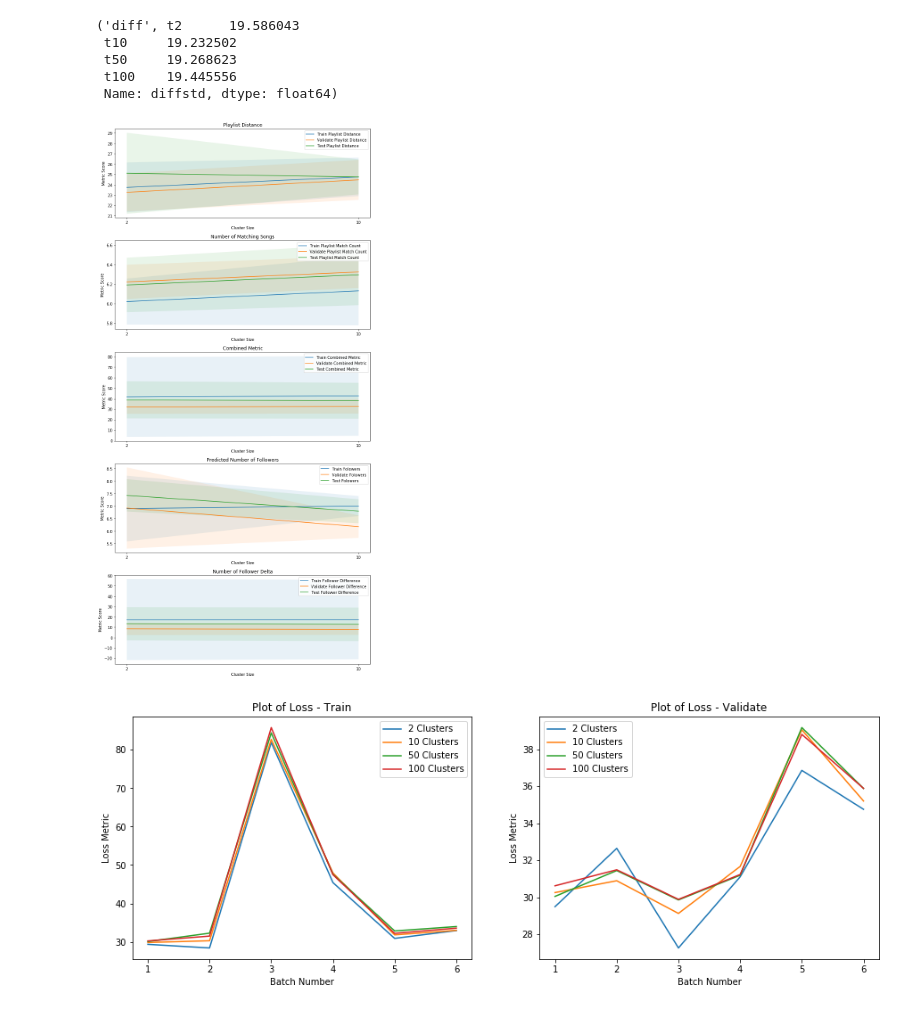
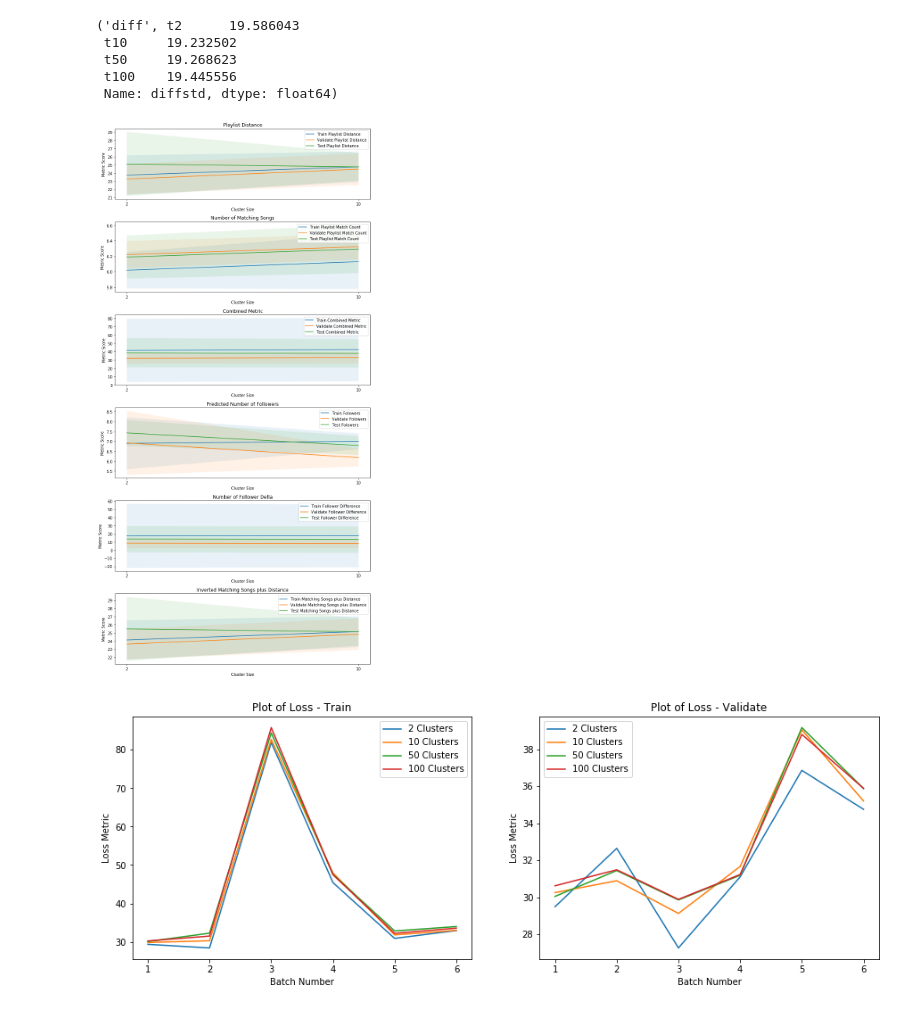
Before and after one commit to bkjoye/group71_spotify, a Jupyter notebook: notebooks/display_resultsv2.ipynb, the cells around one changed output. Cells and saved outputs as stored; diff of their text form; code cells hidden in the pictures.

Commit message:
Added metric2

```diff
--- a/notebooks/display_resultsv2.ipynb
+++ b/notebooks/display_resultsv2.ipynb
@@ -26,26 +25,30 @@ def readResults(n, shortname, name):
     m_names = ['metric', 'match', 'distance', 'numf', 'diff']
     prefix = DATA_DIR + "/results/" + shortname + str(n) + "/result_" + name
     suffix = "_" + str(n) + "_10.csv.gz"
-    r = {'metric':[], 'match' : [], 'distance' : [], 'numf' : [], 'diff' : [] }
+    r = {'metric':[], 'match' : [], 'distance' : [], 'numf' : [], 'diff' : [], 'metric2' : [] }
     for i in range(1, 7) :
         fullName = prefix + str(i) + suffix
         df = pd.read_csv(fullName, compression='gzip')#.drop(['Unnamed: 0'],axis=1)
         add(r, m_names, df)
+        r['metric2'].append(((1.0 / df['match']) + df['distance']).mean())
     tonp(r, m_names)
+    tonp(r, ['metric2'])
     return r
 
 def readResults2(n, shortname, name):
     m_names = ['metric', 'match', 'distance', 'numf', 'diff']
     prefix = DATA_DIR + "/results/" + shortname + str(n) + "/result_" + name
     suffix = "_" + str(n) + "_10.csv.gz"
-    r = {'metric':[], 'match' : [], 'distance' : [], 'numf' : [], 'diff' : [] }
+    r = {'metric':[], 'match' : [], 'distance' : [], 'numf' : [], 'diff' : [], 'metric2' : [] }
     df_full = pd.DataFrame()
     for i in range(1, 7) :
         fullName = prefix + str(i) + suffix
         df = pd.read_csv(fullName, compression='gzip')#.drop(['Unnamed: 0'],axis=1)
         df_full = df_full.append(df)
         add(r, m_names, df)
+        r['metric2'].append(((1.0 / df['match']) + df['distance']).mean())
     tonp(r, m_names)
+    tonp(r, ['metric2'])
     return df_full
 # %%
 t2 = readResults(2, "t", "train")
@@ -166,10 +169,13 @@ results_test
 # %%
 plot_alpha = .1
-fig, ax = plt.subplots(5,1, figsize=(10,20))
-labels_train = ['Train Playlist Distance', 'Train Playlist Match Count', 'Train Combined Metric', 'Train Folowers', 'Train Follower Difference']
-labels_validate = ['Validate Playlist Distance', 'Validate Playlist Match Count', 'Validate Combined Metric', 'Validate Folowers', 'Validate Follower Difference']
-plot_order = ['distance', 'match', 'metric', 'numf', 'diff']
-titles = ['Playlist Distance', 'Number of Matching Songs', 'Combined Metric', 'Predicted Number of Followers', 'Number of Follower Delta']
+fig, ax = plt.subplots(6,1, figsize=(10,20))
+labels_train = ['Train Playlist Distance', 'Train Playlist Match Count', 'Train Combined Metric', 'Train Folowers',
+                'Train Follower Difference', 'Train Matching Songs plus Distance']
+labels_validate = ['Validate Playlist Distance', 'Validate Playlist Match Count', 'Validate Combined Metric',
+                   'Validate Folowers', 'Validate Follower Difference', 'Validate Matching Songs plus Distance']
+plot_order = ['distance', 'match', 'metric', 'numf', 'diff', 'metric2']
+titles = ['Playlist Distance', 'Number of Matching Songs', 'Combined Metric', 'Predicted Number of Followers',
+          'Number of Follower Delta', 'Inverted Matching Songs plus Distance']
 names = [2, 10, 50, 100]
 # results_train.plot(y='diff', ax=ax[0])
 # results_train.plot(y='distance', ax=ax[1])
@@ -204,37 +210,41 @@ po, results_train[po+'std']
  t100    19.445556
  Name: diffstd, dtype: float64)
 # %%
-fig, ax = plt.subplots(5,1, figsize=(10,20))
-labels_train = ['Train Playlist Distance', 'Train Playlist Match Count', 'Train Combined Metric', 'Train Folowers', 'Train Follower Difference']
-labels_validate = ['Validate Playlist Distance', 'Validate Playlist Match Count', 'Validate Combined Metric', 'Validate Folowers', 'Validate Follower Difference']
-labels_test = ['Test Playlist Distance', 'Test Playlist Match Count', 'Test Combined Metric', 'Test Folowers', 'Test Follower Difference']
-plot_order = ['distance', 'match', 'metric', 'numf', 'diff']
-titles = ['Playlist Distance', 'Number of Matching Songs', 'Combined Metric', 'Predicted Number of Followers', 'Number of Follower Delta']
+fig, ax = plt.subplots(6,1, figsize=(10,20))
+labels_train = ['Train Playlist Distance', 'Train Playlist Match Count', 'Train Combined Metric', 'Train Folowers',
+                'Train Follower Difference', 'Train Matching Songs plus Distance']
+labels_validate = ['Validate Playlist Distance', 'Validate Playlist Match Count', 'Validate Combined Metric',
+                   'Validate Folowers', 'Validate Follower Difference', 'Validate Matching Songs plus Distance']
+labels_test = ['Test Playlist Distance', 'Test Playlist Match Count', 'Test Combined Metric', 'Test Folowers',
+               'Test Follower Difference', 'Test Matching Songs plus Distance']
+plot_order = ['distance', 'match', 'metric', 'numf', 'diff', 'metric2']
+titles = ['Playlist Distance', 'Number of Matching Songs', 'Combined Metric', 'Predicted Number of Followers',
+          'Number of Follower Delta', 'Inverted Matching Songs plus Distance']
 names = [2, 10]
 # results_train.plot(y='diff', ax=ax[0])
 # results_train.plot(y='distance', ax=ax[1])
 # results_train.plot(y='match', ax=ax[2])
 # results_train.plot(y='metric', ax=ax[3])
 for axis, po, labelt, labelv, title, labeltest in \
 zip(ax, plot_order, labels_train, labels_validate, titles, labels_test):
     results_train_test.plot(y=po, ax=axis, label=labelt)
     axis.fill_between(np.arange(2), results_train_test[po] + 2*results_train_test[po+'std'],
                       results_train_test[po] - 2*results_train_test[po+'std'], alpha=plot_alpha)
     results_validate_test.plot(y=po, ax=axis, label=labelv)
     axis.fill_between(np.arange(2), results_validate_test[po] + 2*results_validate_test[po+'std'],
                       results_validate_test[po] - 2*results_validate_test[po+'std'], alpha=plot_alpha)
     results_test.plot(y=po, ax=axis, label=labeltest)
     axis.fill_between(np.arange(2), results_test[po] + 2*results_test[po+'std'],
                       results_test[po] - 2*results_test[po+'std'], alpha=plot_alpha)
     axis.set_xlabel('Cluster Size')
     axis.set_ylabel('Metric Score')
     axis.set_xticks(np.arange(2))
     axis.set_xticklabels(names)
     axis.set_title(title)
 fig.tight_layout()
 plt.show()
 # %% [output]
-[figure, old version]
+[figure, new version]
 # %%
 x = range(1, 7)
 fig, axes = plt.subplots(1,2,figsize=(15,5))
```
Also changed, not shown: parts of 6 cells of this notebook, 8 other files.
